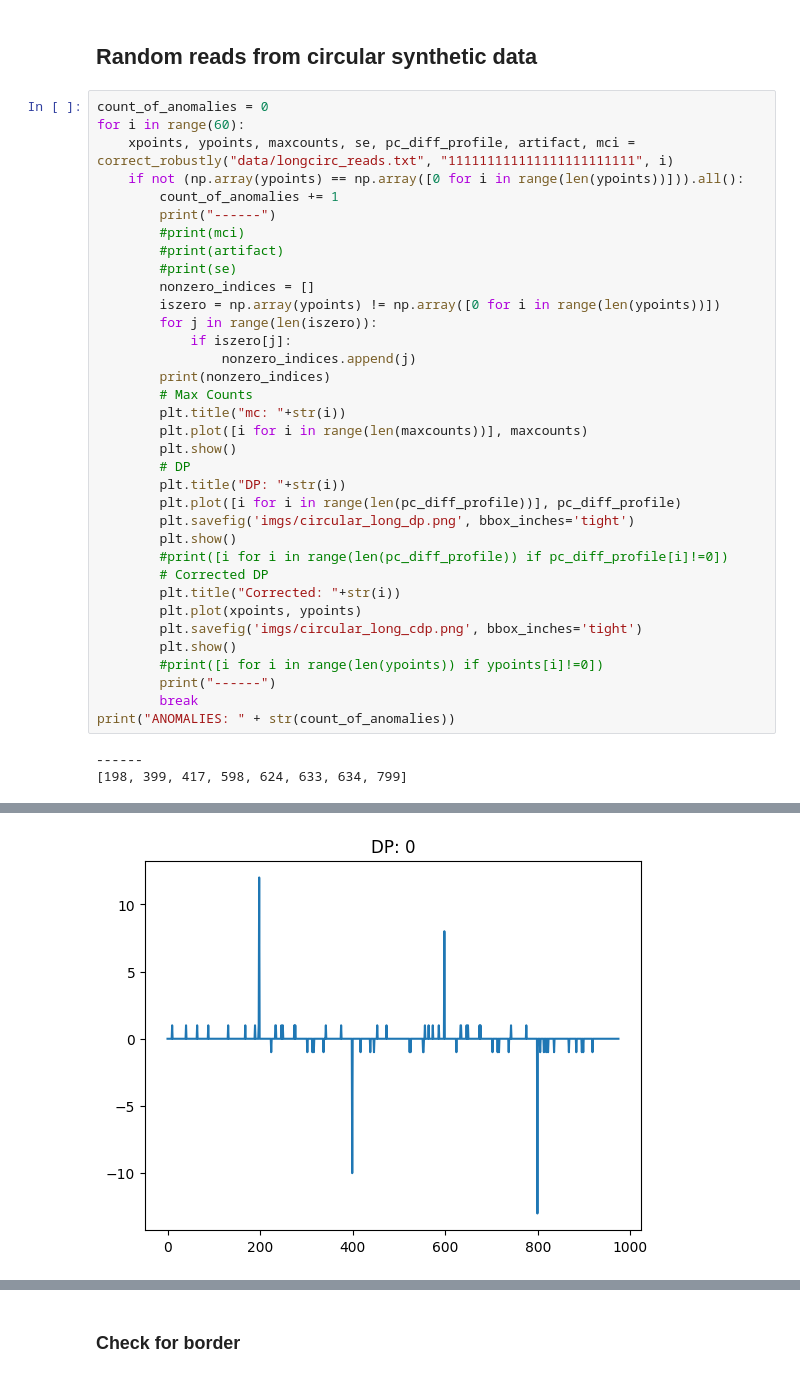
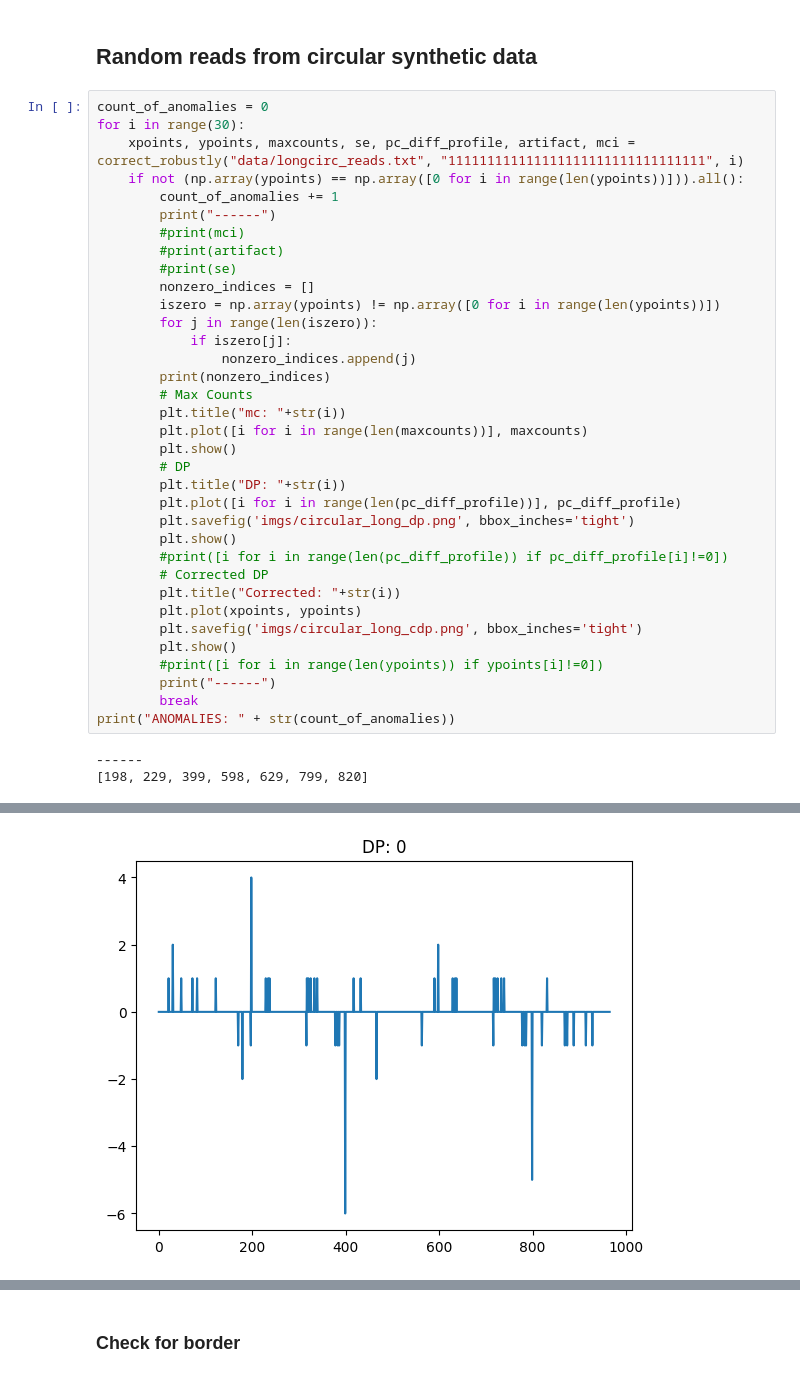
Before and after one commit to davidsmts/Overlapss, a Jupyter notebook: TestCircular.ipynb, the cells around one changed output, grey strips where cells are left out. Saved outputs shown, nothing was run; the diff lists cells and outputs as text.

```diff
--- a/TestCircular.ipynb
+++ b/TestCircular.ipynb
@@ -31,8 +31,8 @@ plt.show()
 ## Random reads from circular synthetic data
 # %%
 count_of_anomalies = 0
-for i in range(60):
-    xpoints, ypoints, maxcounts, se, pc_diff_profile, artifact, mci = correct_robustly("data/longcirc_reads.txt", "111111111111111111111111", i)
+for i in range(30):
+    xpoints, ypoints, maxcounts, se, pc_diff_profile, artifact, mci = correct_robustly("data/longcirc_reads.txt", "111111111111111111111111111111111", i)
     if not (np.array(ypoints) == np.array([0 for i in range(len(ypoints))])).all():
         count_of_anomalies += 1
         print("------")
@@ -66,4 +66,4 @@ for i in range(60):
 print("ANOMALIES: " + str(count_of_anomalies))
 # %% [output]
 ------
-[198, 399, 417, 598, 624, 633, 634, 799]
+[198, 229, 399, 598, 629, 799, 820]
@@ -71 +71 @@ print("ANOMALIES: " + str(count_of_anomalies))
-[figure, old version]
+[figure, new version]
```
Also changed, not shown: parts of 2 cells of this notebook, 13 other files.
